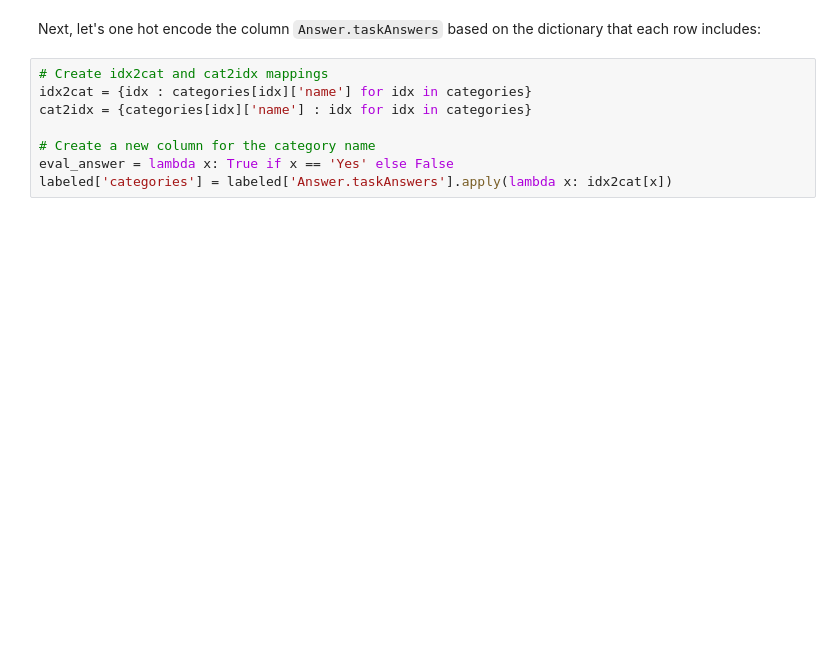
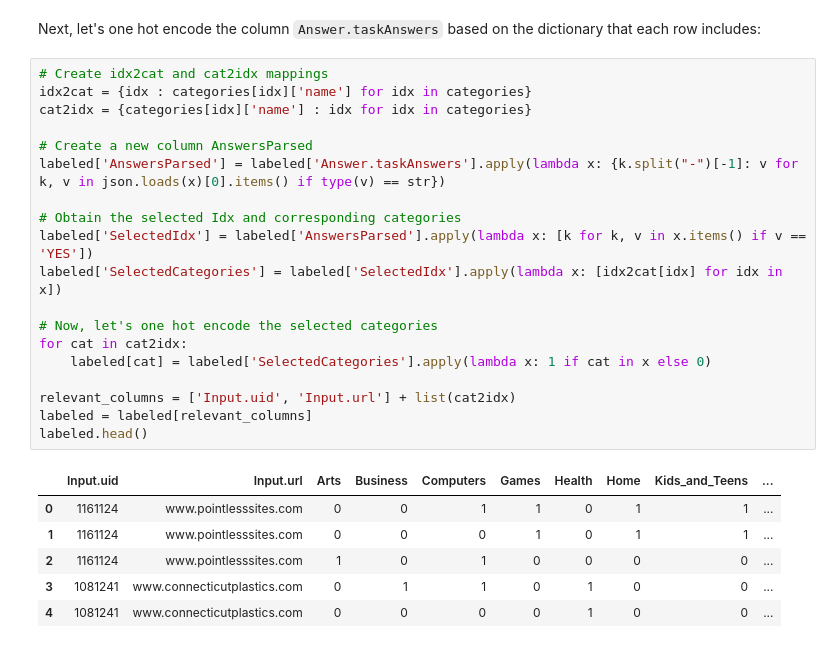
Before and after one commit to CS-433/ml-project-2-mlp, a Jupyter notebook: notebooks/eda.ipynb, the cells around one changed output. Cells and saved outputs as stored; diff of their text form; blank space fills up the shorter version.

```diff
--- a/notebooks/eda.ipynb
+++ b/notebooks/eda.ipynb
@@ -87,10 +94,28 @@ Task reward: $0.10
 # %% [markdown]
 Next, let's one hot encode the column `Answer.taskAnswers` based on the dictionary that each row includes:
-# %%
-# Create idx2cat and cat2idx mappings
-idx2cat = {idx : categories[idx]['name'] for idx in categories}
-cat2idx = {categories[idx]['name'] : idx for idx in categories}
-
-# Create a new column for the category name
-eval_answer = lambda x: True if x == 'Yes' else False
-labeled['categories'] = labeled['Answer.taskAnswers'].apply(lambda x: idx2cat[x])
+# %%
+# Create idx2cat and cat2idx mappings
+idx2cat = {idx : categories[idx]['name'] for idx in categories}
+cat2idx = {categories[idx]['name'] : idx for idx in categories}
+
+# Create a new column AnswersParsed
+labeled['AnswersParsed'] = labeled['Answer.taskAnswers'].apply(lambda x: {k.split("-")[-1]: v for k, v in json.loads(x)[0].items() if type(v) == str})
+
+# Obtain the selected Idx and corresponding categories
+labeled['SelectedIdx'] = labeled['AnswersParsed'].apply(lambda x: [k for k, v in x.items() if v == 'YES'])
+labeled['SelectedCategories'] = labeled['SelectedIdx'].apply(lambda x: [idx2cat[idx] for idx in x])
+
+# Now, let's one hot encode the selected categories
+for cat in cat2idx:
+    labeled[cat] = labeled['SelectedCategories'].apply(lambda x: 1 if cat in x else 0)
+
+relevant_columns = ['Input.uid', 'Input.url'] + list(cat2idx)
+labeled = labeled[relevant_columns]
+labeled.head()
+# %% [output]
+|  | Input.uid | Input.url | Arts | Business | Computers | Games | Health | Home | Kids_and_Teens | ... |
+| 0 | 1161124 | www.pointlesssites.com | 0 | 0 | 1 | 1 | 0 | 1 | 1 | ... |
+| 1 | 1161124 | www.pointlesssites.com | 0 | 0 | 0 | 1 | 0 | 1 | 1 | ... |
+| 2 | 1161124 | www.pointlesssites.com | 1 | 0 | 1 | 0 | 0 | 0 | 0 | ... |
+| 3 | 1081241 | www.connecticutplastics.com | 0 | 1 | 1 | 0 | 1 | 0 | 0 | ... |
+| 4 | 1081241 | www.connecticutplastics.com | 0 | 0 | 0 | 0 | 1 | 0 | 0 | ... |
```
Also changed, not shown: parts of 9 cells of this notebook.
